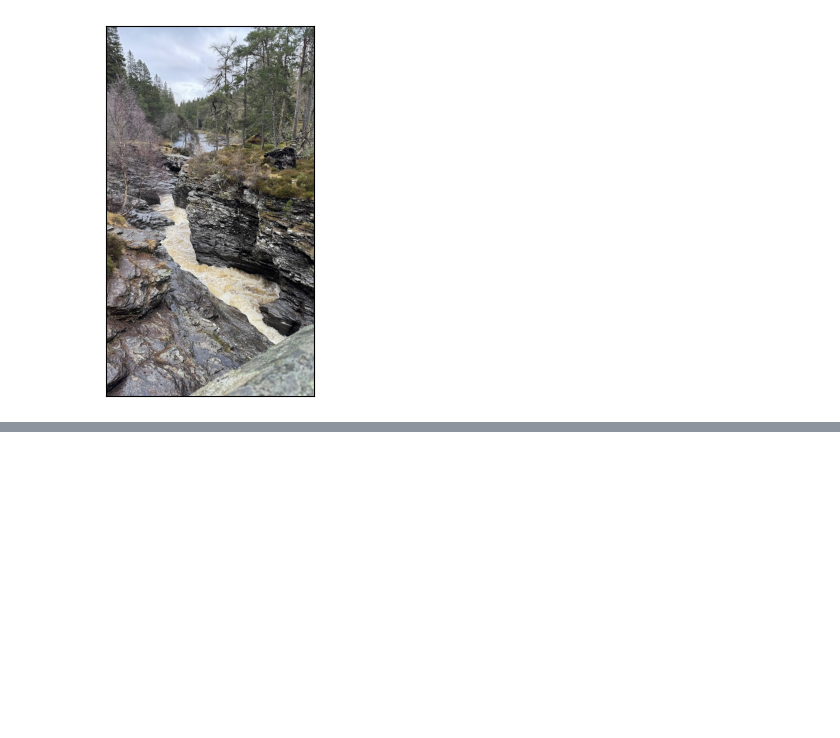
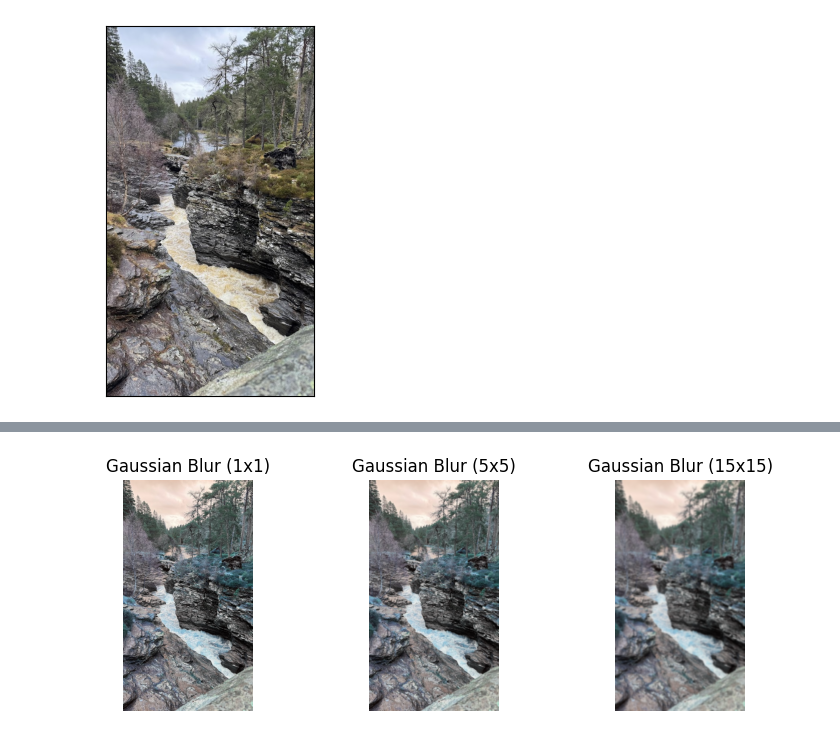
Before and after one commit to Luk446/MachineVisionPractice, a Jupyter notebook: ImageProcessing_1.ipynb, the cells around one changed output, grey strips where cells are left out. Cells and saved outputs as stored; diff of their text form; code cells hidden in the pictures; blank space fills up the shorter version.

```diff
--- a/ImageProcessing_1.ipynb
+++ b/ImageProcessing_1.ipynb
@@ -101,0 +153,11 @@ plt.show()
+# %%
+assert img is not None, "file could not be read, check with os.path.exists()"
+
+# gaussian blur (positive odd integers only)
+blur1 = cv.GaussianBlur(img,(1,1),0)
+blur2 = cv.GaussianBlur(img,(5,5),0)
+blur3 = cv.GaussianBlur(img,(15,15),0)
+
+plotbyside( blur1, 'Gaussian Blur (1x1)', blur2, 'Gaussian Blur (5x5)', blur3, 'Gaussian Blur (15x15)', figsize=(9,3))
+# %% [output]
+[figure, added]
```
Also changed, not shown: parts of 18 cells of this notebook.
